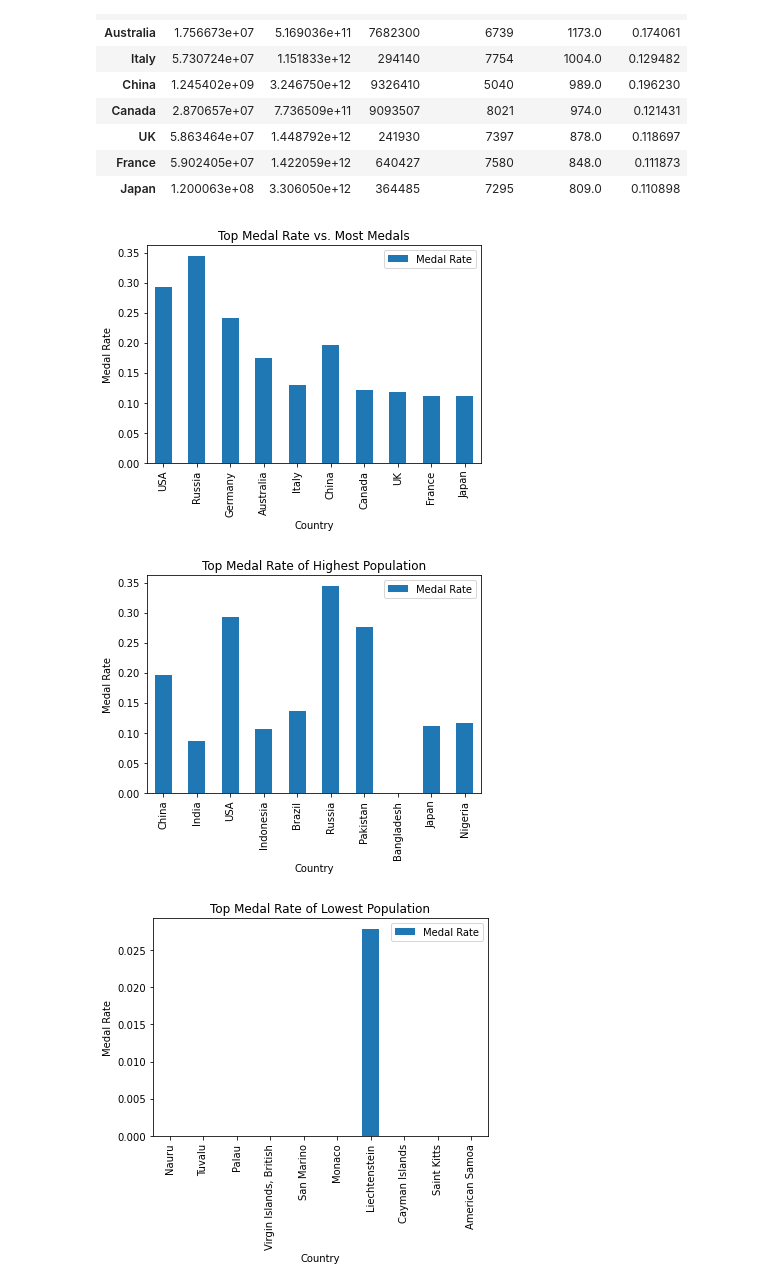
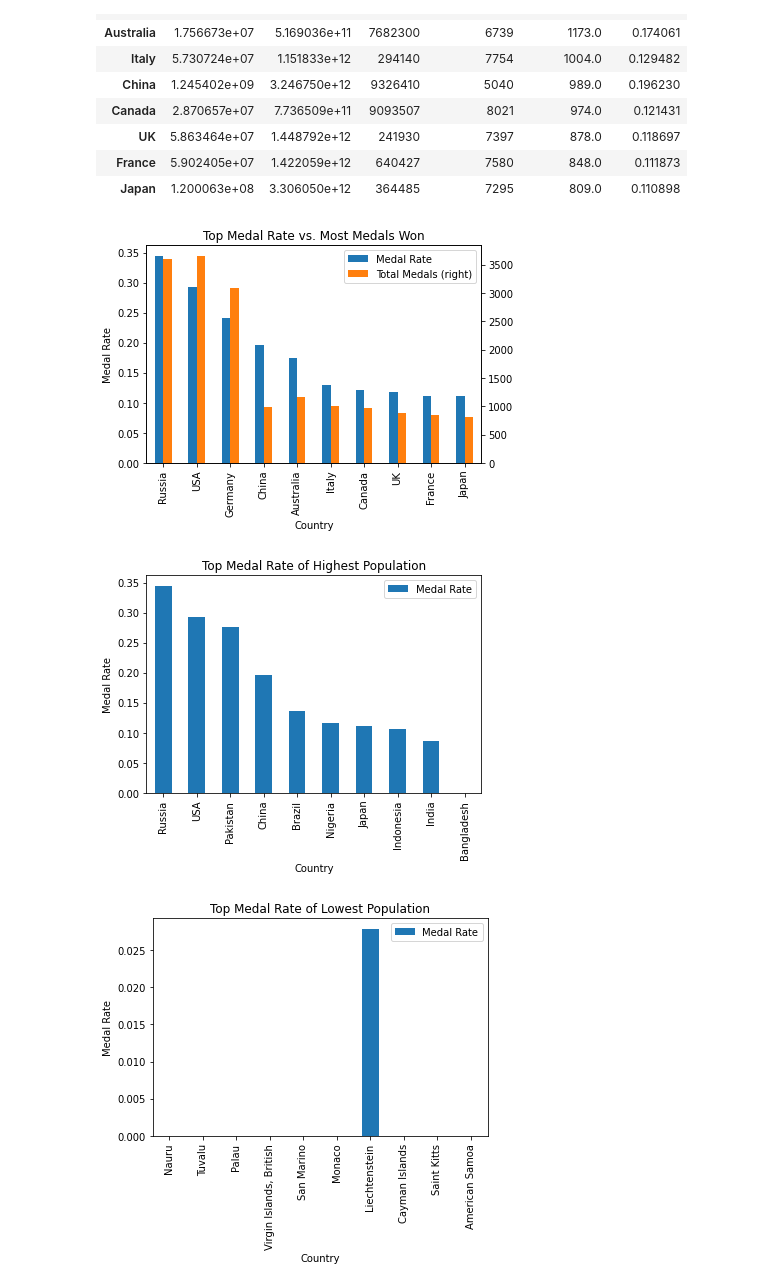
Before and after one commit to sak0213/perfect-10-group-project, a Jupyter notebook: country_df.ipynb, the cells around one changed output. Drawn from its saved outputs; the diff is of its cells as text; code cells hidden in the pictures.

```diff
--- a/country_df.ipynb
+++ b/country_df.ipynb
@@ -283,17 +263,20 @@ top_medals
 | France | 5.902405e+07 | 1.422059e+12 | 640427 | 7580 | 848.0 | 0.111873 |
 | Japan | 1.200063e+08 | 3.306050e+12 | 364485 | 7295 | 809.0 | 0.110898 |
 # %%
-mostmedals_bar = top_medals.plot(kind="bar", y='Medal Rate', title=("Top Medal Rate vs. Most Medals Won"))
+medals_chart = top_medals[["Medal Rate", "Total Medals"]]
+medals_chart = medals_chart.sort_values("Medal Rate", ascending=False)
+mostmedals_bar = medals_chart.plot(kind="bar", secondary_y = "Total Medals", title=("Top Medal Rate vs. Most Medals Won"),)
 mostmedals_bar.set_ylabel("Medal Rate")
 plt.show()
 # %% [output]
-[figure, old version]
+[figure, new version]
 # %%
+highest_population = highest_population.sort_values("Medal Rate", ascending= False)
 highestpopulation_bar = highest_population.plot(kind="bar", y='Medal Rate', title=("Top Medal Rate of Highest Population"))
 highestpopulation_bar.set_ylabel("Medal Rate")
 plt.show()
 # %% [output]
-[figure, old version]
+[figure, new version]
 # %%
 lowestpopulation_bar = lowest_population.plot(kind="bar", y='Medal Rate', title=("Top Medal Rate of Lowest Population"))
 lowestpopulation_bar.set_ylabel("Medal Rate")
```
Also changed, not shown: parts of 4 cells of this notebook, 4 other files.
